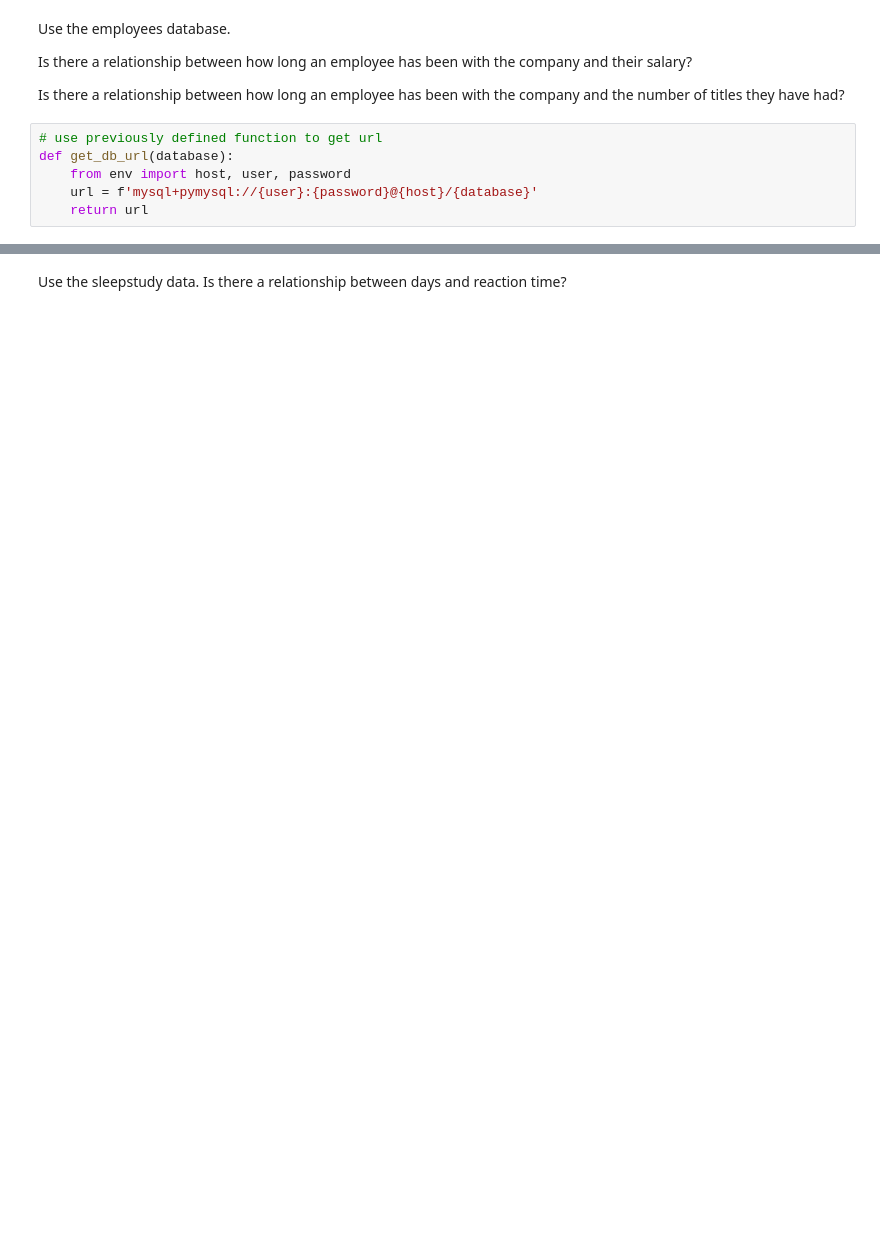
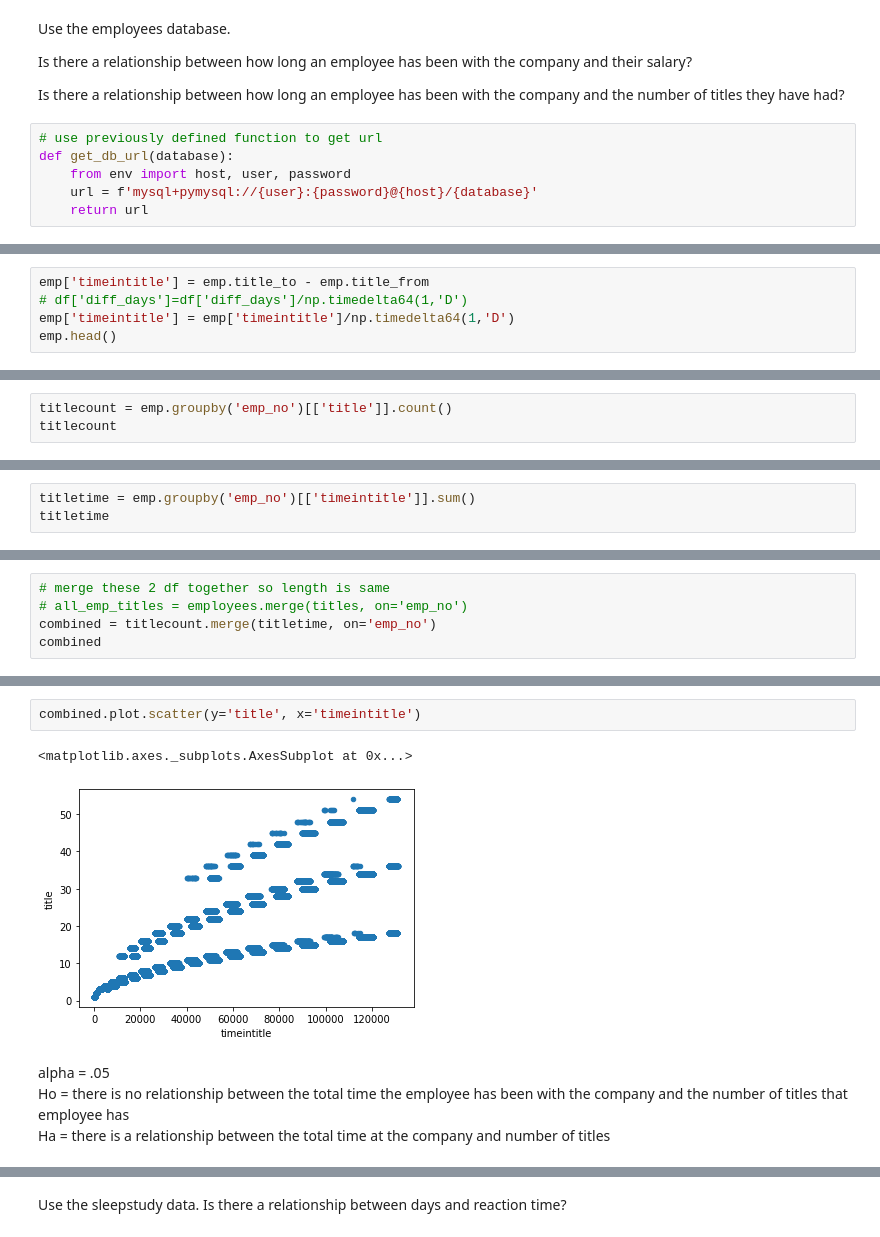
Before and after one commit to RyvynYoung/statistics-exercises, a Jupyter notebook: hypothesis_testing.ipynb, the cells around one changed output, grey strips where cells are left out. Cells and saved outputs as stored; diff of their text form; blank space fills up the shorter version.

```diff
--- a/hypothesis_testing.ipynb
+++ b/hypothesis_testing.ipynb
@@ -713,0 +890,5 @@ avgstddev
+# %%
+emp['timeintitle'] = emp.title_to - emp.title_from
+# df['diff_days']=df['diff_days']/np.timedelta64(1,'D')
+emp['timeintitle'] = emp['timeintitle']/np.timedelta64(1,'D')
+emp.head()
@@ -713,0 +923,3 @@ avgstddev
+# %%
+titlecount = emp.groupby('emp_no')[['title']].count()
+titlecount
@@ -713,0 +941,3 @@ avgstddev
+# %%
+titletime = emp.groupby('emp_no')[['timeintitle']].sum()
+titletime
@@ -713,0 +959,5 @@ avgstddev
+# %%
+# merge these 2 df together so length is same
+# all_emp_titles = employees.merge(titles, on='emp_no')
+combined = titlecount.merge(titletime, on='emp_no')
+combined
@@ -713,0 +979,9 @@ avgstddev
+# %%
+combined.plot.scatter(y='title', x='timeintitle')
+# %% [output]
+<matplotlib.axes._subplots.AxesSubplot at 0x...>
+[figure, added]
+# %% [markdown]
+alpha = .05
+Ho = there is no relationship between the total time the employee has been with the company and the number of titles that employee has
+Ha = there is a relationship between the total time at the company and number of titles
```
Also changed, not shown: parts of 111 cells of this notebook.
